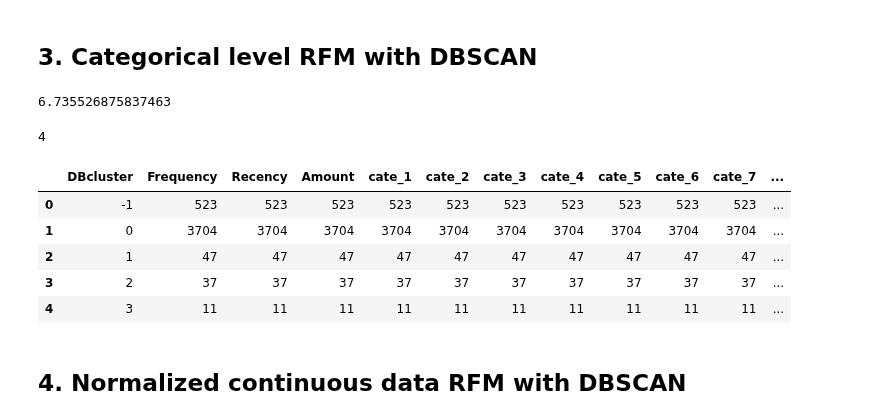
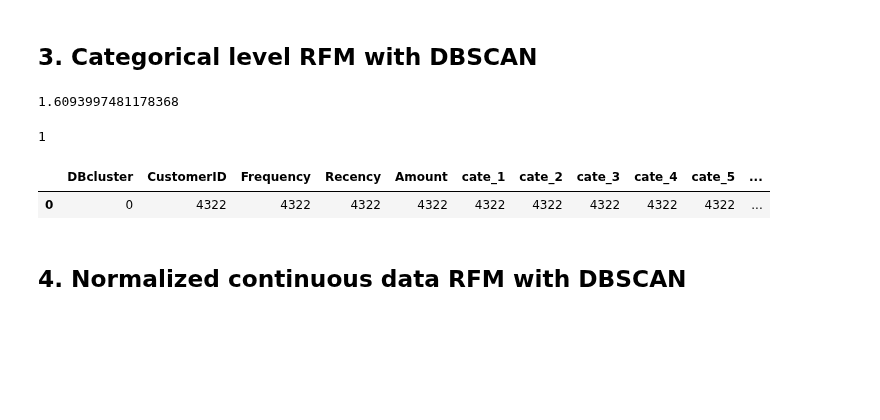
Before and after one commit to fay067/CSC522_P08_Project, a Jupyter notebook: stock_prod_clustering.ipynb, the cells around one changed output. Cells and saved outputs as stored; diff of their text form; code cells hidden in the pictures; blank space fills up the shorter version.

Commit message:
add dbscan

```diff
--- a/stock_prod_clustering.ipynb
+++ b/stock_prod_clustering.ipynb
@@ -153,31 +153,27 @@ temp.head(10)
 # %% [markdown]
 ## 3. Categorical level RFM with DBSCAN
 # %%
-X_trans = stock_rfm_trans.iloc[:,1:]
+X_trans = rfm_matrix(stock_rfm_trans, model_type=1)
 # %%
 # decide the eps by distance mean value
 from sklearn.neighbors import NearestNeighbors
-X_distance = X_trans.values
+X_distance = X_trans
 nbrs = NearestNeighbors(n_neighbors=len(X_distance)).fit(X_distance)
 distances, indices = nbrs.kneighbors(X_distance)
 distances.mean()
 # %% [output]
-6.735526875837463
+1.6093997481178368
 # %%
-db = DBSCAN(eps= 2.5, min_samples=13).fit(X_trans)
+db = DBSCAN(eps= .5, min_samples=12).fit(X_trans)
 labels_trans = db.labels_
 n_clusters_trans = len(set(labels_trans)) - (1 if -1 in labels_trans else 0)
 print(n_clusters_trans)
 X_trans['DBcluster'] = labels_trans
 X_trans.groupby("DBcluster", as_index = False).count()
 # %% [output]
-4
+1
-|  | DBcluster | Frequency | Recency | Amount | cate_1 | cate_2 | cate_3 | cate_4 | cate_5 | cate_6 | cate_7 | ... |
-| 0 | -1 | 523 | 523 | 523 | 523 | 523 | 523 | 523 | 523 | 523 | 523 | ... |
-| 1 | 0 | 3704 | 3704 | 3704 | 3704 | 3704 | 3704 | 3704 | 3704 | 3704 | 3704 | ... |
-| 2 | 1 | 47 | 47 | 47 | 47 | 47 | 47 | 47 | 47 | 47 | 47 | ... |
-| 3 | 2 | 37 | 37 | 37 | 37 | 37 | 37 | 37 | 37 | 37 | 37 | ... |
-| 4 | 3 | 11 | 11 | 11 | 11 | 11 | 11 | 11 | 11 | 11 | 11 | ... |
+|  | DBcluster | CustomerID | Frequency | Recency | Amount | cate_1 | cate_2 | cate_3 | cate_4 | cate_5 | ... |
+| 0 | 0 | 4322 | 4322 | 4322 | 4322 | 4322 | 4322 | 4322 | 4322 | 4322 | ... |
 # %% [markdown]
 ## 4. Normalized continuous data RFM with DBSCAN
 # %%
```
Also changed, not shown: 1 other file.
